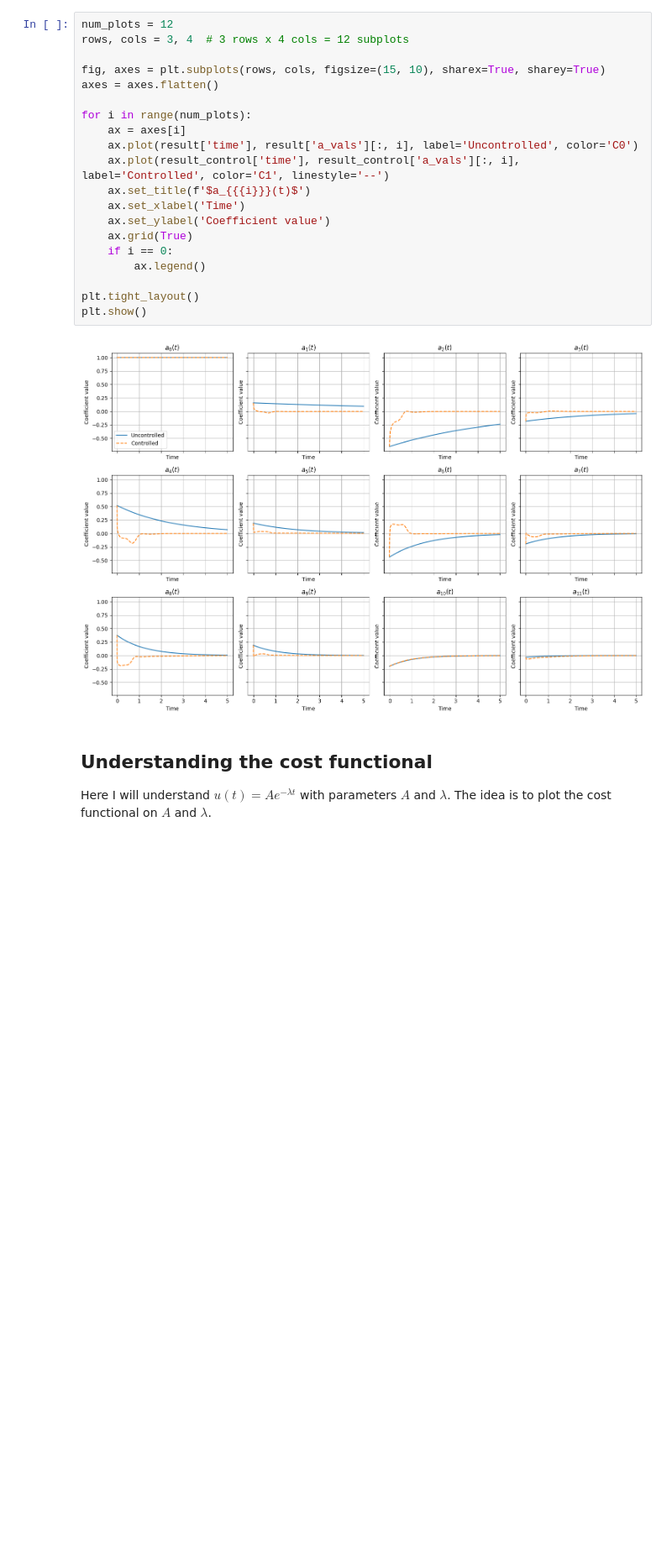
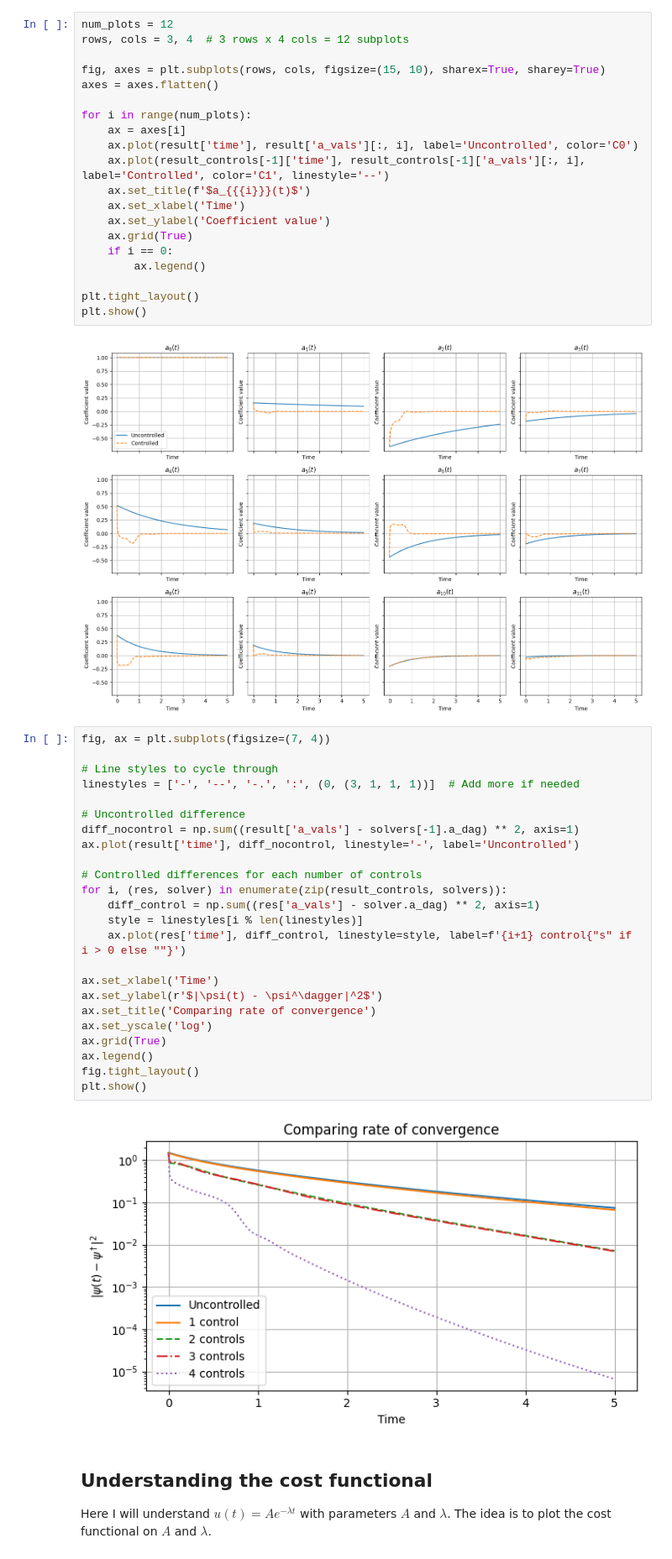
Before and after one commit to lucasmoschen/spectral-fp-opt-control, a Jupyter notebook: codes_notebooks/optimal_control_problem.ipynb, the cells around one changed output. Shown at 84% size. Drawn from its saved outputs; the diff is of its cells as text; blank space fills up the shorter version.

```diff
--- a/codes_notebooks/optimal_control_problem.ipynb
+++ b/codes_notebooks/optimal_control_problem.ipynb
@@ -948,7 +931,7 @@ axes = axes.flatten()
 for i in range(num_plots):
     ax = axes[i]
     ax.plot(result['time'], result['a_vals'][:, i], label='Uncontrolled', color='C0')
-    ax.plot(result_control['time'], result_control['a_vals'][:, i], label='Controlled', color='C1', linestyle='--')
+    ax.plot(result_controls[-1]['time'], result_controls[-1]['a_vals'][:, i], label='Controlled', color='C1', linestyle='--')
     ax.set_title(f'$a_{{{i}}}(t)$')
     ax.set_xlabel('Time')
     ax.set_ylabel('Coefficient value')
@@ -960,6 +943,32 @@ plt.tight_layout()
 plt.show()
 # %% [output]
 [figure]
+# %%
+fig, ax = plt.subplots(figsize=(7, 4))
+
+# Line styles to cycle through
+linestyles = ['-', '--', '-.', ':', (0, (3, 1, 1, 1))]  # Add more if needed
+
+# Uncontrolled difference
+diff_nocontrol = np.sum((result['a_vals'] - solvers[-1].a_dag) ** 2, axis=1)
+ax.plot(result['time'], diff_nocontrol, linestyle='-', label='Uncontrolled')
+
+# Controlled differences for each number of controls
+for i, (res, solver) in enumerate(zip(result_controls, solvers)):
+    diff_control = np.sum((res['a_vals'] - solver.a_dag) ** 2, axis=1)
+    style = linestyles[i % len(linestyles)]
+    ax.plot(res['time'], diff_control, linestyle=style, label=f'{i+1} control{"s" if i > 0 else ""}')
+
+ax.set_xlabel('Time')
+ax.set_ylabel(r'$|\psi(t) - \psi^\dagger|^2$')
+ax.set_title('Comparing rate of convergence')
+ax.set_yscale('log')
+ax.grid(True)
+ax.legend()
+fig.tight_layout()
+plt.show()
+# %% [output]
+[figure, added]
 # %% [markdown]
 ## Understanding the cost functional
 
```
Also changed, not shown: parts of 5 cells of this notebook.
